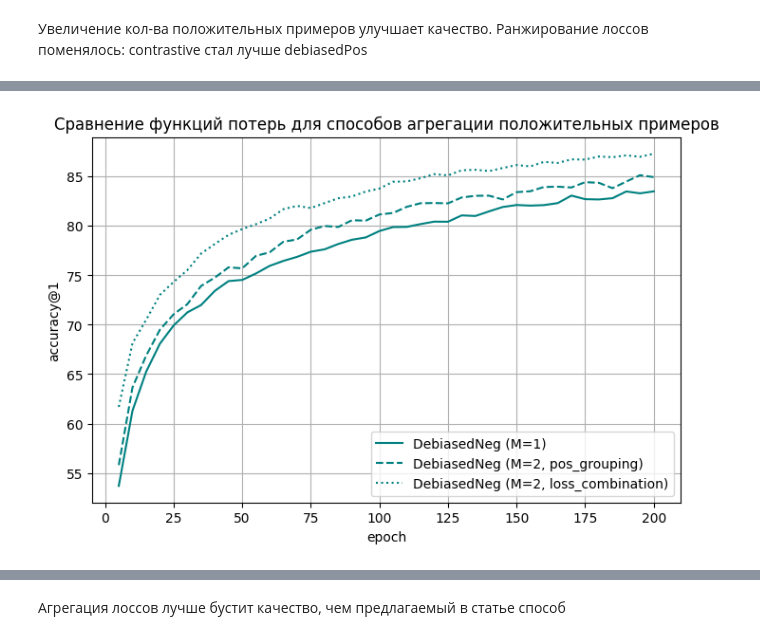
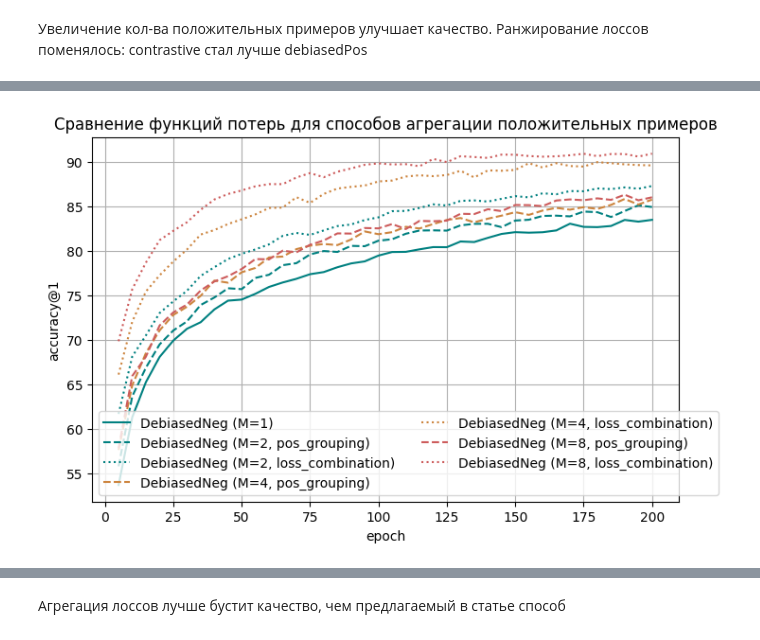
Before and after one commit to AsciiShell/hse_DCL_positive, a Jupyter notebook: plot_experiments.ipynb, the cells around one changed output, grey strips where cells are left out. Saved outputs shown, nothing was run; the diff lists cells and outputs as text; code cells hidden in the pictures.

Commit message:
plot experiments

```diff
--- a/plot_experiments.ipynb
+++ b/plot_experiments.ipynb
@@ -467,6 +746,6 @@ new_dict["loss"] = "DebiasedNeg"
 x = exp_df.copy()
 for k, v in new_dict.items():
     x = x[x[k] == v].copy()
-new_df_1 = x.sort_values("loss").copy()
-new_df_1
+new_df_2g = x.sort_values("loss").copy()
+new_df_2g
 # %% [output]
@@ -481,6 +760,6 @@ new_dict["loss"] = "DebiasedNeg"
 x = exp_df.copy()
 for k, v in new_dict.items():
     x = x[x[k] == v].copy()
-new_df_2 = x.sort_values("loss").copy()
-new_df_2
+new_df_2c = x.sort_values("loss").copy()
+new_df_2c
 # %% [output]
@@ -488,0 +810,11 @@ new_df_2
+# %%
+new_dict = base_dict.copy()
+new_dict["num_pos"] = 8
+new_dict["m_agg_mode"] = "loss_combination"
+new_dict["loss"] = "DebiasedNeg"
+
+x = exp_df.copy()
+for k, v in new_dict.items():
+    x = x[x[k] == v].copy()
+new_df_8c = x.sort_values("loss").copy()
+new_df_8c
@@ -489,23 +824,54 @@ new_df_2
 # %%
 plt.figure(figsize=(8, 5))
-for i, row in base_df[base_df['loss'] == 'DebiasedNeg'].iterrows():
+for i, row in base_df[base_df["loss"] == "DebiasedNeg"].iterrows():
     m = get_metrics(row["uuid"])
-    plt.plot(m["epoch"], m["loss/acc1"], label=row["loss"] + " (M=1)", color=colors_map[row["loss"]])
+    if len(m):
+        plt.plot(m["epoch"], m["loss/acc1"], label=row["loss"] + " (M=1)", color=colors_map[row["loss"]])
 
-for i, row in new_df_1.iterrows():
+for i, row in new_df_2g.iterrows():
     m = get_metrics(row["uuid"])
-    plt.plot(m["epoch"], m["loss/acc1"], label=row["loss"] + " (M=2, pos_grouping)", color=colors_map[row["loss"]], linestyle="--")
+    plt.plot(
+        m["epoch"],
+        m["loss/acc1"],
+        label=row["loss"] + " (M=2, pos_grouping)",
+        color=colors_map[row["loss"]],
+        linestyle="--",
+    )
 
-for i, row in new_df_2.iterrows():
+for i, row in new_df_2c.iterrows():
     m = get_metrics(row["uuid"])
-    plt.plot(m["epoch"], m["loss/acc1"], label=row["loss"] + " (M=2, loss_combination)", color=colors_map[row["loss"]], linestyle=":")
+    plt.plot(
+        m["epoch"],
+        m["loss/acc1"],
+        label=row["loss"] + " (M=2, loss_combination)",
+        color=colors_map[row["loss"]],
+        linestyle=":",
+    )
 
-plt.legend()
+for i, row in new_df_4g.iterrows():
+    m = get_metrics(row["uuid"])
+    plt.plot(m["epoch"], m["loss/acc1"], label=row["loss"] + " (M=4, pos_grouping)", color="peru", linestyle="--")
+
+for i, row in new_df_4c.iterrows():
+    m = get_metrics(row["uuid"])
+    plt.plot(m["epoch"], m["loss/acc1"], label=row["loss"] + " (M=4, loss_combination)", color="peru", linestyle=":")
+
+for i, row in new_df_8g.iterrows():
+    m = get_metrics(row["uuid"])
+    plt.plot(m["epoch"], m["loss/acc1"], label=row["loss"] + " (M=8, pos_grouping)", color="indianred", linestyle="--")
+
+for i, row in new_df_8c.iterrows():
+    m = get_metrics(row["uuid"])
+    plt.plot(
+        m["epoch"], m["loss/acc1"], label=row["loss"] + " (M=8, loss_combination)", color="indianred", linestyle=":"
+    )
+
+plt.legend(ncol=2)
 plt.xlabel("epoch")
 plt.ylabel("accuracy@1")
 plt.title("Сравнение функций потерь для способов агрегации положительных примеров")
 plt.grid()
-plt.savefig('images/exp_neg_vs_loss_combination2_vs_pos_grouping2.png', bbox_inches='tight')
+plt.savefig("images/exp_neg_vs_loss_combination24_vs_pos_grouping248.png", bbox_inches="tight")
 plt.show()
 # %% [output]
-[figure, old version]
+[figure, new version]
```
Also changed, not shown: parts of 59 cells of this notebook.
